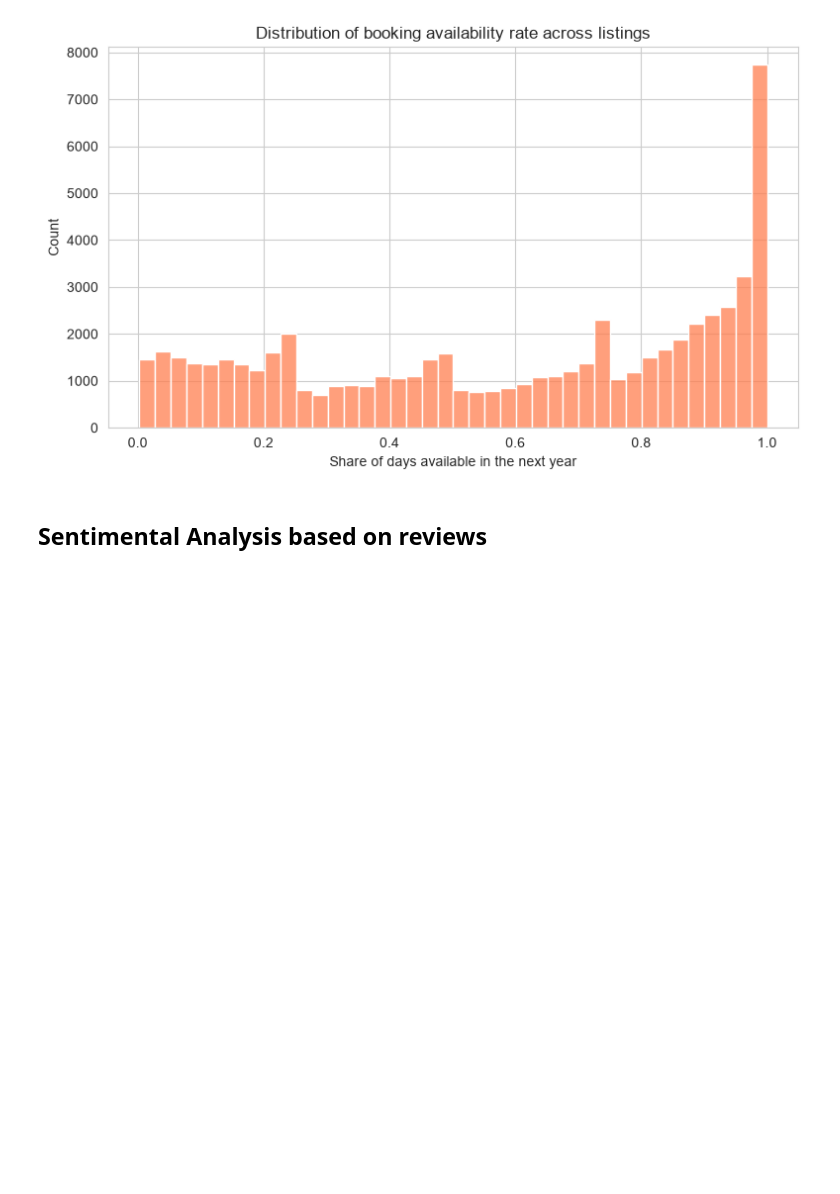
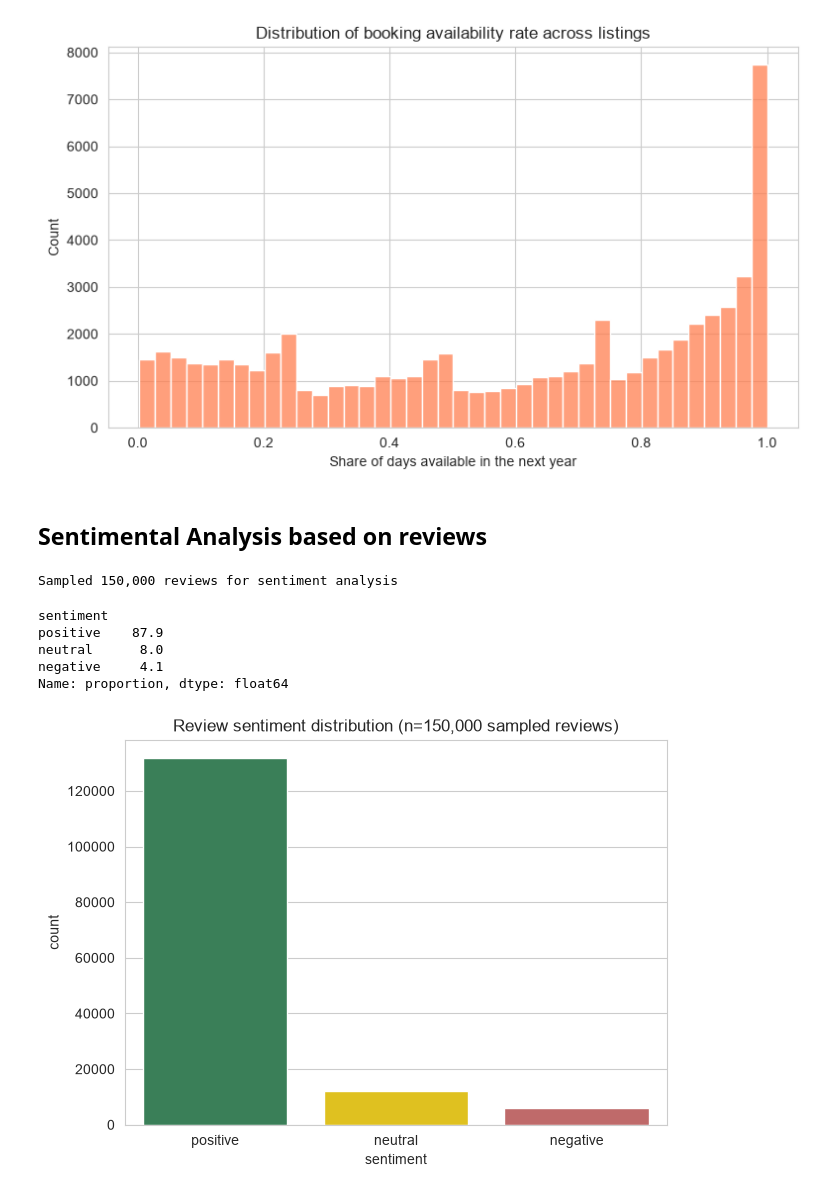
Before and after one commit to Engineer-purvesh18/AirBnb_Analysis, a Jupyter notebook: main.ipynb, the cells around one changed output. Drawn from its saved outputs; the diff is of its cells as text; code cells hidden in the pictures; blank space fills up the shorter version.

```diff
--- a/main.ipynb
+++ b/main.ipynb
@@ -357,3 +357,51 @@ Correlation between calendar-derived availability rate and price: 0.020
 [figure]
 # %% [markdown]
 ## Sentimental Analysis based on reviews
+# %%
+from vaderSentiment.vaderSentiment import SentimentIntensityAnalyzer
+analyzer = SentimentIntensityAnalyzer()
+
+TARGET_SAMPLE = 150_000
+sample_chunks = []
+collected = 0
+
+reader = pd.read_csv(f"reviews.csv", usecols=['listing_id', 'date', 'comments'], chunksize=200_000)
+for chunk in reader:
+    chunk = chunk.dropna(subset=['comments'])
+    if collected >= TARGET_SAMPLE:
+        break
+    frac = min(1.0, (TARGET_SAMPLE - collected) / len(chunk))
+    part = chunk.sample(frac=frac, random_state=42) if frac < 1 else chunk
+    sample_chunks.append(part)
+    collected += len(part)
+
+reviews_sample = pd.concat(sample_chunks, ignore_index=True)
+print(f"Sampled {len(reviews_sample):,} reviews for sentiment analysis")
+# %% [output]
+Sampled 150,000 reviews for sentiment analysis
+# %%
+def score_sentiment(text):
+    s = analyzer.polarity_scores(str(text)[:500])['compound']
+    if s >= 0.05:
+        return 'positive'
+    elif s <= -0.05:
+        return 'negative'
+    return 'neutral'
+
+reviews_sample['sentiment'] = reviews_sample['comments'].apply(score_sentiment)
+reviews_sample['sentiment'].value_counts(normalize=True).round(3) * 100
+# %% [output]
+sentiment
+positive    87.9
+neutral      8.0
+negative     4.1
+Name: proportion, dtype: float64
+# %%
+plt.figure(figsize=(7, 5))
+sentiment_order = ['positive', 'neutral', 'negative']
+sns.countplot(data=reviews_sample, x='sentiment', order=sentiment_order, hue='sentiment',
+              palette={'positive': 'seagreen', 'neutral': 'gold', 'negative': 'indianred'}, legend=False)
+plt.title(f'Review sentiment distribution (n={len(reviews_sample):,} sampled reviews)')
+plt.show()
+# %% [output]
+[figure, added]
```
Also changed, not shown: parts of 4 cells of this notebook.
